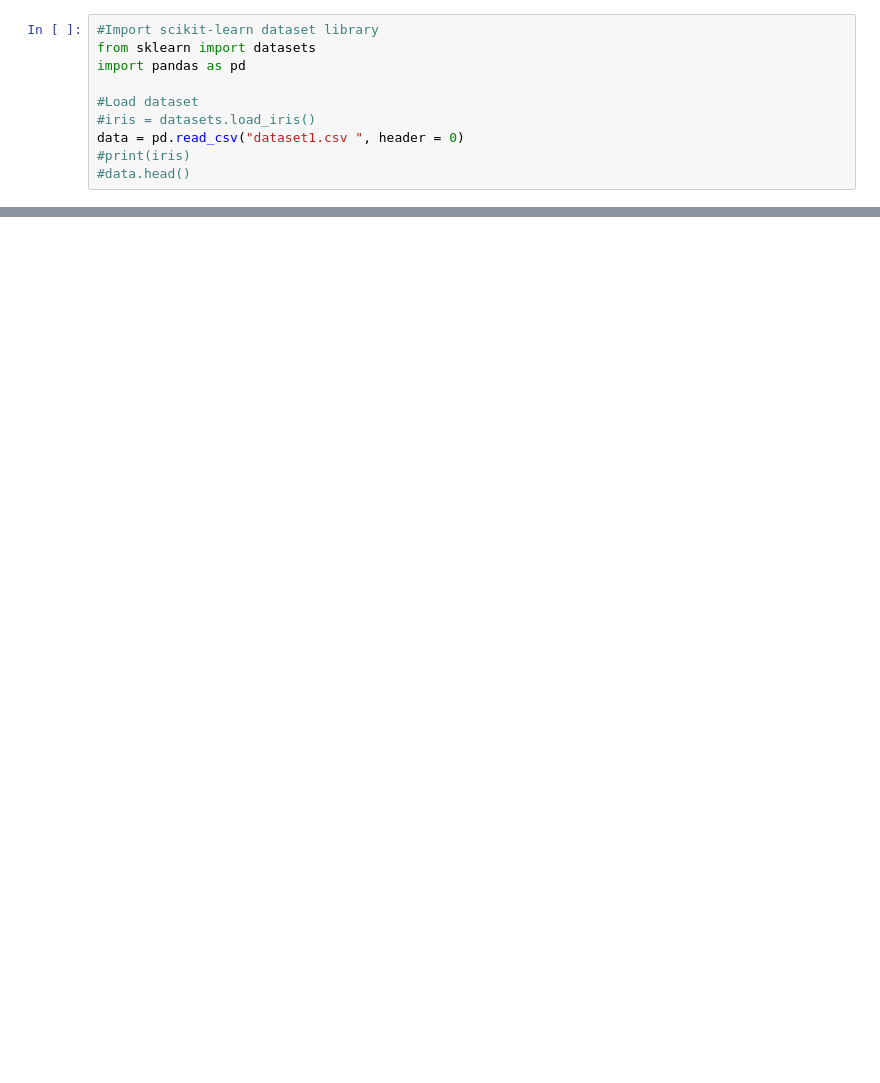
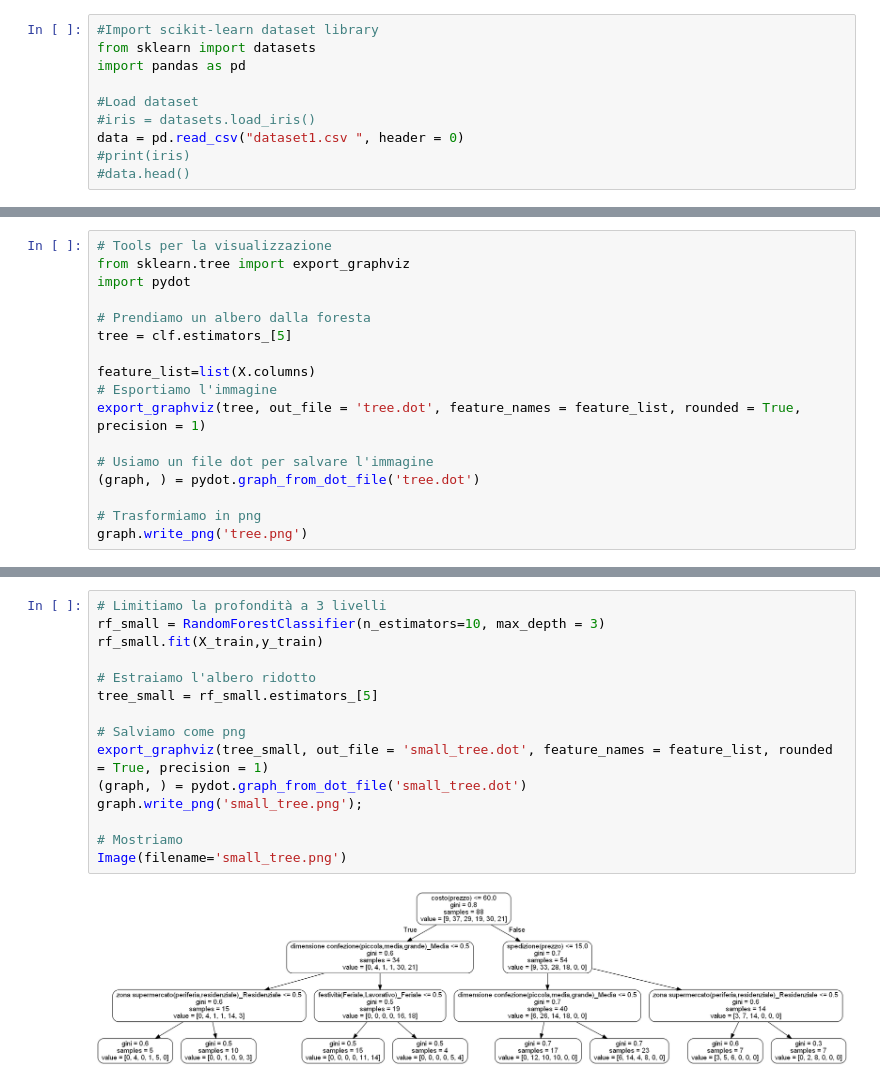
Before and after one commit to Ciro-Fusco/NewDM, a Jupyter notebook: modulo/Untitled.ipynb, the cells around one changed output, grey strips where cells are left out. Drawn from its saved outputs; the diff is of its cells as text; blank space fills up the shorter version.

```diff
--- a/modulo/Untitled.ipynb
+++ b/modulo/Untitled.ipynb
@@ -149,0 +149,17 @@ plt.show()
+# %%
+# Tools per la visualizzazione
+from sklearn.tree import export_graphviz
+import pydot
+
+# Prendiamo un albero dalla foresta
+tree = clf.estimators_[5]
+
+feature_list=list(X.columns)
+# Esportiamo l'immagine
+export_graphviz(tree, out_file = 'tree.dot', feature_names = feature_list, rounded = True, precision = 1)
+
+# Usiamo un file dot per salvare l'immagine
+(graph, ) = pydot.graph_from_dot_file('tree.dot')
+
+# Trasformiamo in png
+graph.write_png('tree.png')
@@ -149,0 +171,17 @@ plt.show()
+# %%
+# Limitiamo la profondità a 3 livelli
+rf_small = RandomForestClassifier(n_estimators=10, max_depth = 3)
+rf_small.fit(X_train,y_train)
+
+# Estraiamo l'albero ridotto
+tree_small = rf_small.estimators_[5]
+
+# Salviamo come png
+export_graphviz(tree_small, out_file = 'small_tree.dot', feature_names = feature_list, rounded = True, precision = 1)
+(graph, ) = pydot.graph_from_dot_file('small_tree.dot')
+graph.write_png('small_tree.png');
+
+# Mostriamo
+Image(filename='small_tree.png')
+# %% [output]
+[figure, added]
```
Also changed, not shown: parts of 8 cells of this notebook, 4 other files.
